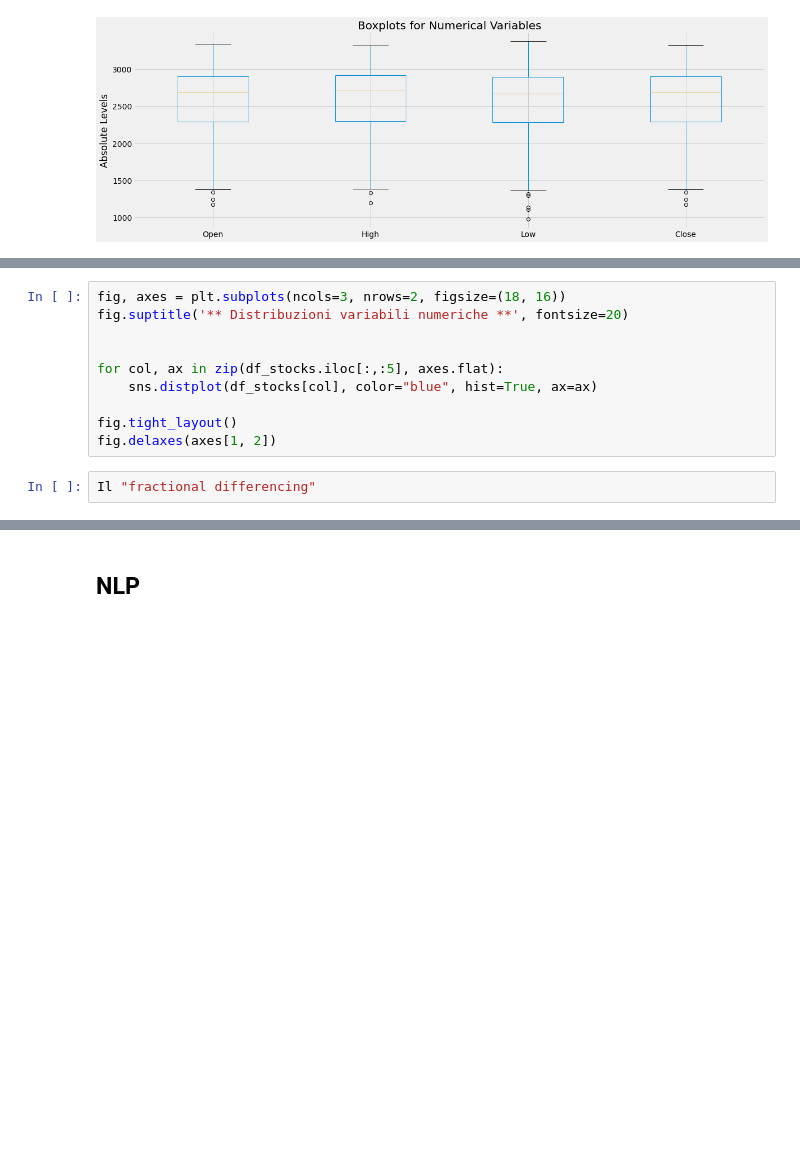
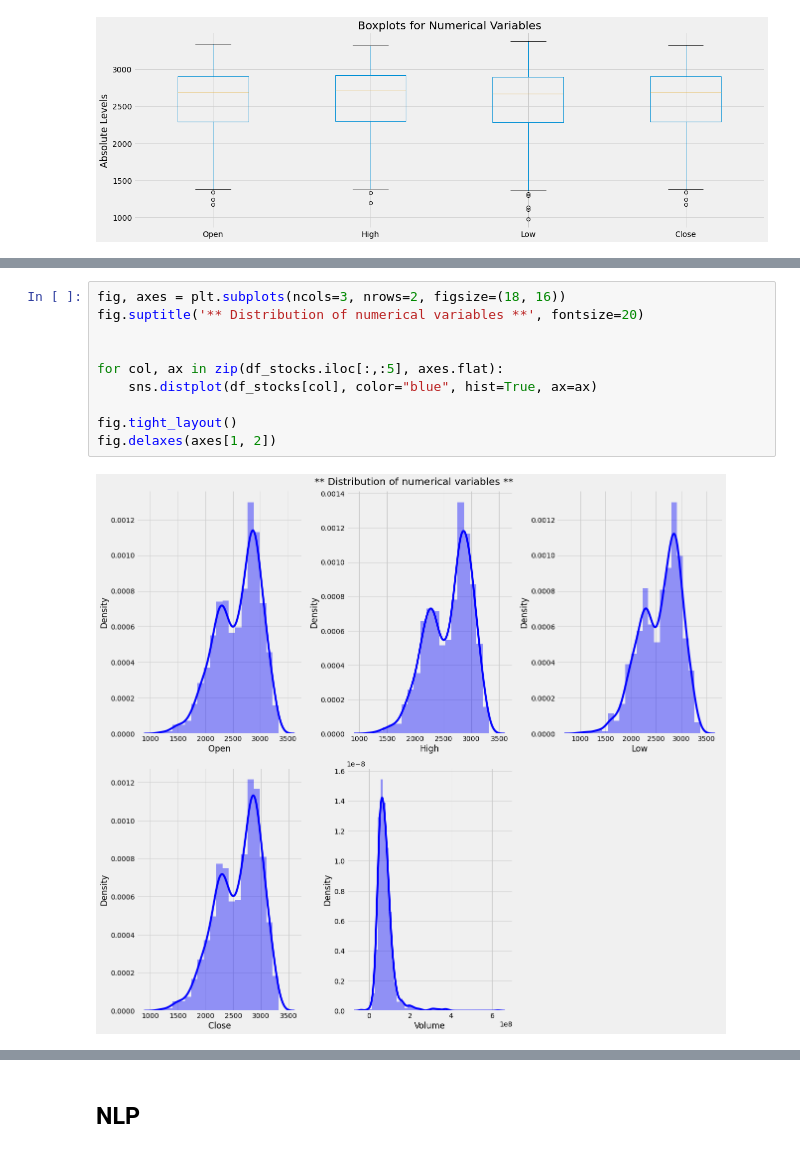
Before and after one commit to alessioarcara/forecasting-DJIA-prices, a Jupyter notebook: Progetto A.A 2020-2021.ipynb, the cells around one changed output, grey strips where cells are left out. Cells and saved outputs as stored; diff of their text form; blank space fills up the shorter version.

```diff
--- a/Progetto A.A 2020-2021.ipynb
+++ b/Progetto A.A 2020-2021.ipynb
@@ -593,12 +587,12 @@ The axiom so often coined in financial media "Sell in May, go away, come again S
 # %%
 fig, axes = plt.subplots(ncols=3, nrows=2, figsize=(18, 16))
-fig.suptitle('** Distribuzioni variabili numeriche **', fontsize=20)
+fig.suptitle('** Distribution of numerical variables **', fontsize=20)
 
 
 for col, ax in zip(df_stocks.iloc[:,:5], axes.flat):
     sns.distplot(df_stocks[col], color="blue", hist=True, ax=ax)
 
 fig.tight_layout()
 fig.delaxes(axes[1, 2])
+# %% [output]
+[figure, added]
-# %%
-Il "fractional differencing"
```
Also changed, not shown: parts of 56 cells of this notebook.
